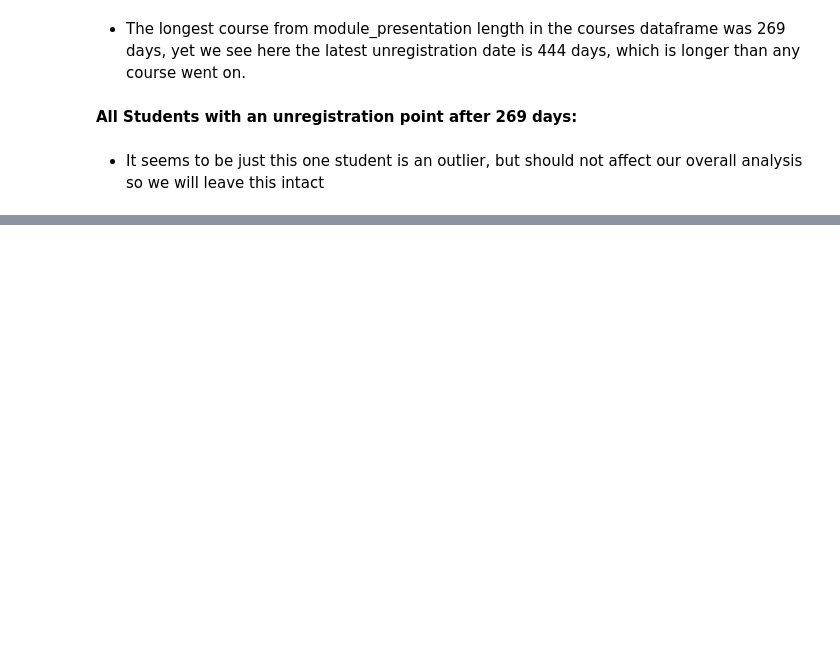
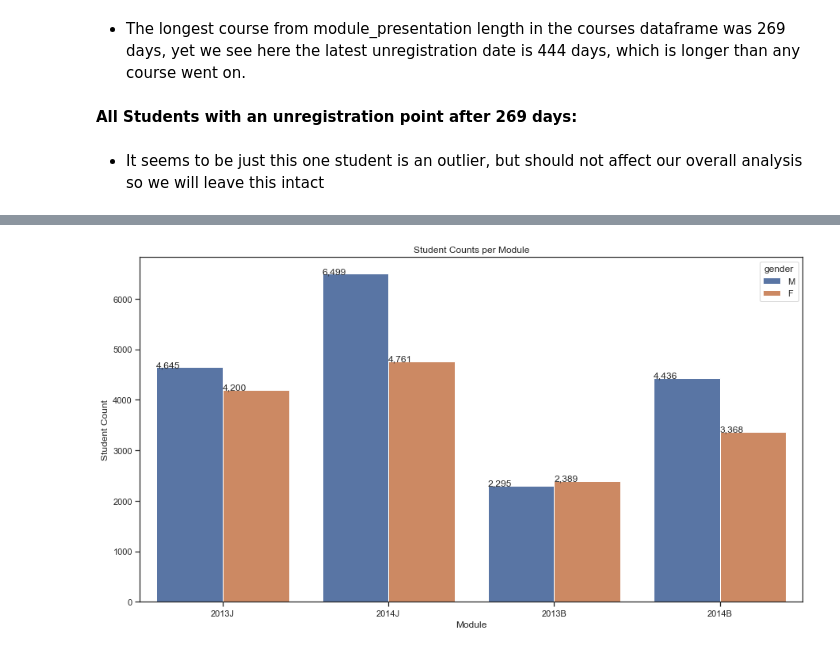
Before and after one commit to freyjagarner/Student-Data-Analysis, a Jupyter notebook: Capstone/Student_Info.ipynb, the cells around one changed output, grey strips where cells are left out. Saved outputs shown, nothing was run; the diff lists cells and outputs as text; code cells hidden in the pictures; blank space fills up the shorter version.

```diff
--- a/Capstone/Student_Info.ipynb
+++ b/Capstone/Student_Info.ipynb
@@ -418,0 +501,11 @@ student_registration.loc[student_registration['date_unregistration'] > 269]
+# %%
+plt.figure(figsize=(15,8))
+ax = sns.countplot(x='presentation', data=stud_info, hue='gender')
+plt.title('Student Counts per Module')
+plt.xlabel('Module')
+plt.ylabel('Student Count')
+
+for p in ax.patches:
+        ax.annotate('{0:,.{1}f}'.format(p.get_height(), 0), (p.get_x(), p.get_height()))
+# %% [output]
+[figure, added]
```
Also changed, not shown: parts of 14 cells of this notebook, 1 other file.
